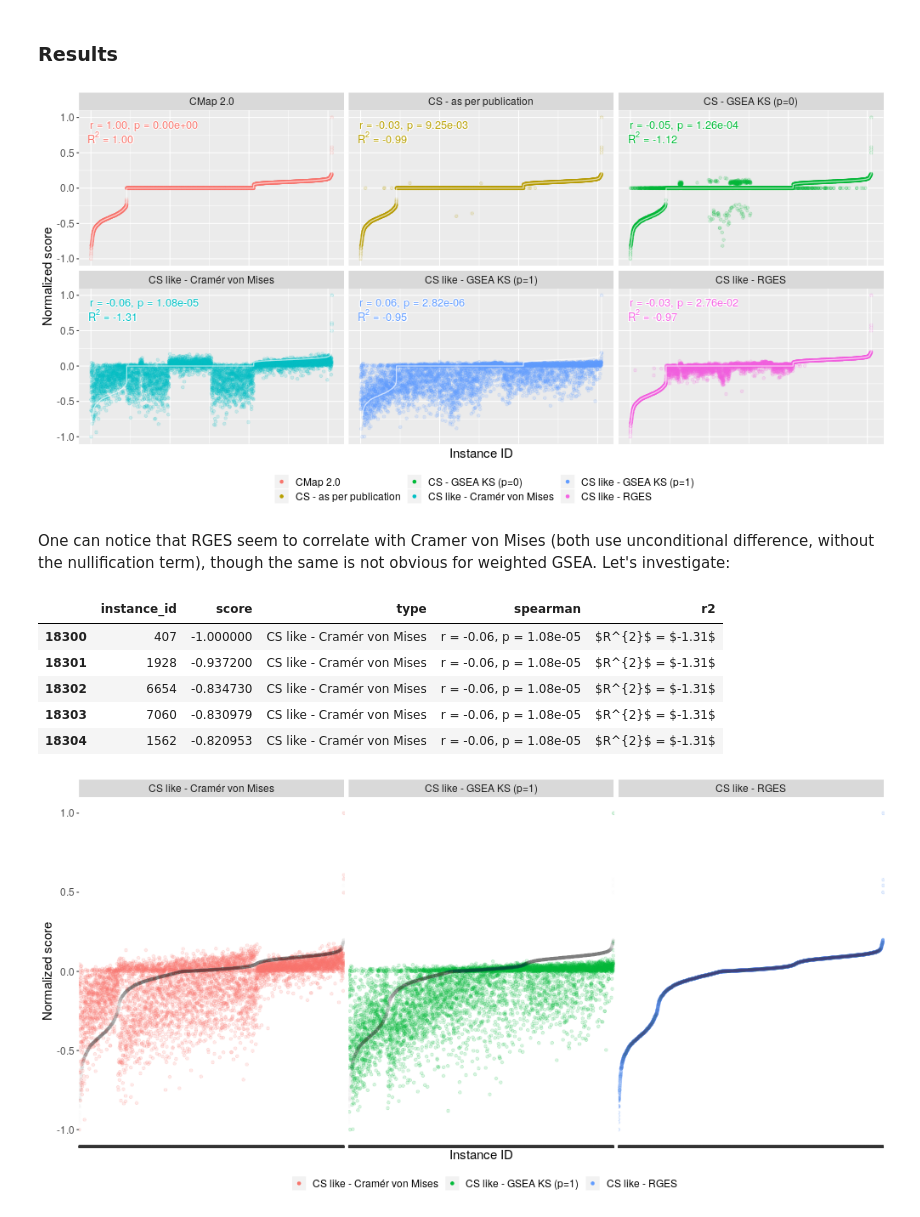
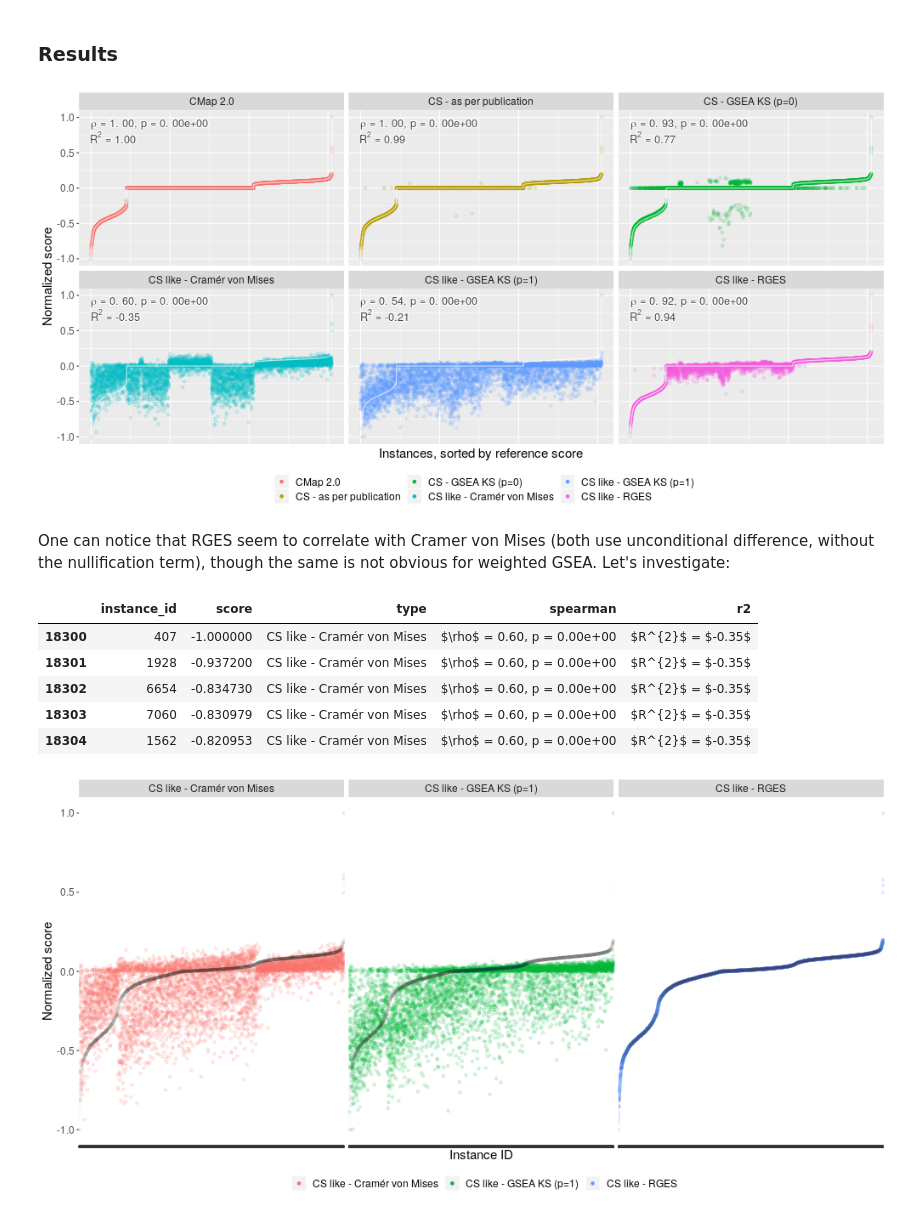
Before and after one commit to krassowski/drug-disease-profile-matching, a Jupyter notebook: notebooks/Connectivity_score_validation.ipynb, the cells around one changed output. Cells and saved outputs as stored; diff of their text form; code cells hidden in the pictures.

```diff
--- a/notebooks/Connectivity_score_validation.ipynb
+++ b/notebooks/Connectivity_score_validation.ipynb
@@ -237,11 +237,12 @@ from sklearn.metrics import r2_score
 from helpers import first
 
 def compare_with_reference(functions_results, reference_scores, reference_name):
+    reference_scores.index = reference_scores.index.astype(str)
     functions_results = {reference_name: reference_scores, **functions_results}
 
     stats = {
         function_name: {
-            name: stat(scores, reference_scores)
+            name: stat(scores, reference_scores.loc[scores.index])
             for name, stat in [('r2', r2_score), ('spearman', spearmanr)]
         }
         for function_name, scores in functions_results.items()
@@ -251,7 +252,7 @@ def compare_with_reference(functions_results, reference_scores, reference_name):
         scores.to_frame().assign(
             type=name,
             spearman=(
-                f'r = {stats[name]["spearman"].correlation:.2f}, '
+                f'$\\rho$ = {stats[name]["spearman"].correlation:.2f}, '
                 f'p = {stats[name]["spearman"].pvalue:.2e}'
             ),
             r2='$R^{2}$ = ' + f"${stats[name]['r2']:.2f}$"
@@ -285,41 +286,46 @@ annotations = data[['r2', 'spearman', 'type']].drop_duplicates()
 # %%
 %%R -i data -w 1000 -i annotations -h 500
 annotations$r2 = lapply(annotations$r2, TeX, 'character')
-#data$instance_id = as.numeric(as.character(data$instance_id))
+annotations$spearman = lapply(annotations$spearman, TeX, 'character')
 g = (
     ggplot(data, aes(y=score, x=as.numeric(instance_id), color=type))
     + facet_wrap(type ~ .)
     + geom_point(alpha=0.15)
     + geom_line(
         data=data[data$type == 'CMap 2.0', c('instance_id', 'score')],
         color='white', alpha=0.65, size=0.6
     )
     + shadowtext::geom_shadowtext(
         data=annotations, aes(x=-Inf, y=0.90, label=spearman),
-        hjust=-0.1, parse=F, size=4.5, show.legend=F, bg.r=0.1, bg.colour='white')
+        hjust=-0.1, parse=T, size=4.5, show.legend=F, bg.r=0.1, bg.colour='white',
+        color='#444444'
+    )
     + shadowtext::geom_shadowtext(
         data=annotations, aes(x=-Inf, y=0.72, label=r2),
-        hjust=-0.19, parse=T, size=4.5, show.legend=F, bg.r=0.1, bg.colour='white')
+        hjust=-0.24, parse=T, size=4.5, show.legend=F, bg.r=0.1, bg.colour='white',
+        color='#444444'
+    )
     + theme(
         axis.text.x = element_blank(),
         axis.ticks.x=element_blank(),
         legend.position='bottom',
         legend.box='horizontal',
         text=element_text(size=15)
     )
-    + xlab('Instance ID')
+    + xlab('Instances, sorted by reference score')
     + ylab('Normalized score')
     + guides(
         color=guide_legend(
             override.aes=list(alpha=1),
             title=''
         )
     )
 )
-ggsave(file="connectivity_score_correlation_validation.svg", plot=g, width=11, height=6)
+ggsave(file="connectivity_score_correlation_validation.svg", plot=g, width=14, height=7)
+ggsave(file="connectivity_score_correlation_validation.png", plot=g, width=14, height=7)
 g
 # %% [output]
-[figure, old version]
+[figure, new version]
 # %%
 data.to_csv('connectivity_score_correlation_validation.csv')
 # %% [markdown]
@@ -349,11 +355,11 @@ subset.instance_id = pd.Categorical(
 subset.head()
 # %% [output]
 |  | instance_id | score | type | spearman | r2 |
-| 18300 | 407 | -1.000000 | CS like - Cramér von Mises | r = -0.06, p = 1.08e-05 | $R^{2}$ = $-1.31$ |
-| 18301 | 1928 | -0.937200 | CS like - Cramér von Mises | r = -0.06, p = 1.08e-05 | $R^{2}$ = $-1.31$ |
-| 18302 | 6654 | -0.834730 | CS like - Cramér von Mises | r = -0.06, p = 1.08e-05 | $R^{2}$ = $-1.31$ |
-| 18303 | 7060 | -0.830979 | CS like - Cramér von Mises | r = -0.06, p = 1.08e-05 | $R^{2}$ = $-1.31$ |
-| 18304 | 1562 | -0.820953 | CS like - Cramér von Mises | r = -0.06, p = 1.08e-05 | $R^{2}$ = $-1.31$ |
+| 18300 | 407 | -1.000000 | CS like - Cramér von Mises | $\rho$ = 0.60, p = 0.00e+00 | $R^{2}$ = $-0.35$ |
+| 18301 | 1928 | -0.937200 | CS like - Cramér von Mises | $\rho$ = 0.60, p = 0.00e+00 | $R^{2}$ = $-0.35$ |
+| 18302 | 6654 | -0.834730 | CS like - Cramér von Mises | $\rho$ = 0.60, p = 0.00e+00 | $R^{2}$ = $-0.35$ |
+| 18303 | 7060 | -0.830979 | CS like - Cramér von Mises | $\rho$ = 0.60, p = 0.00e+00 | $R^{2}$ = $-0.35$ |
+| 18304 | 1562 | -0.820953 | CS like - Cramér von Mises | $\rho$ = 0.60, p = 0.00e+00 | $R^{2}$ = $-0.35$ |
 # %%
 %%R -i subset -w 1000 -i annotations_subset -h 500
 annotations_subset$r2 = lapply(annotations_subset$r2, TeX, 'character')
```
Also changed, not shown: parts of 2 cells of this notebook.
